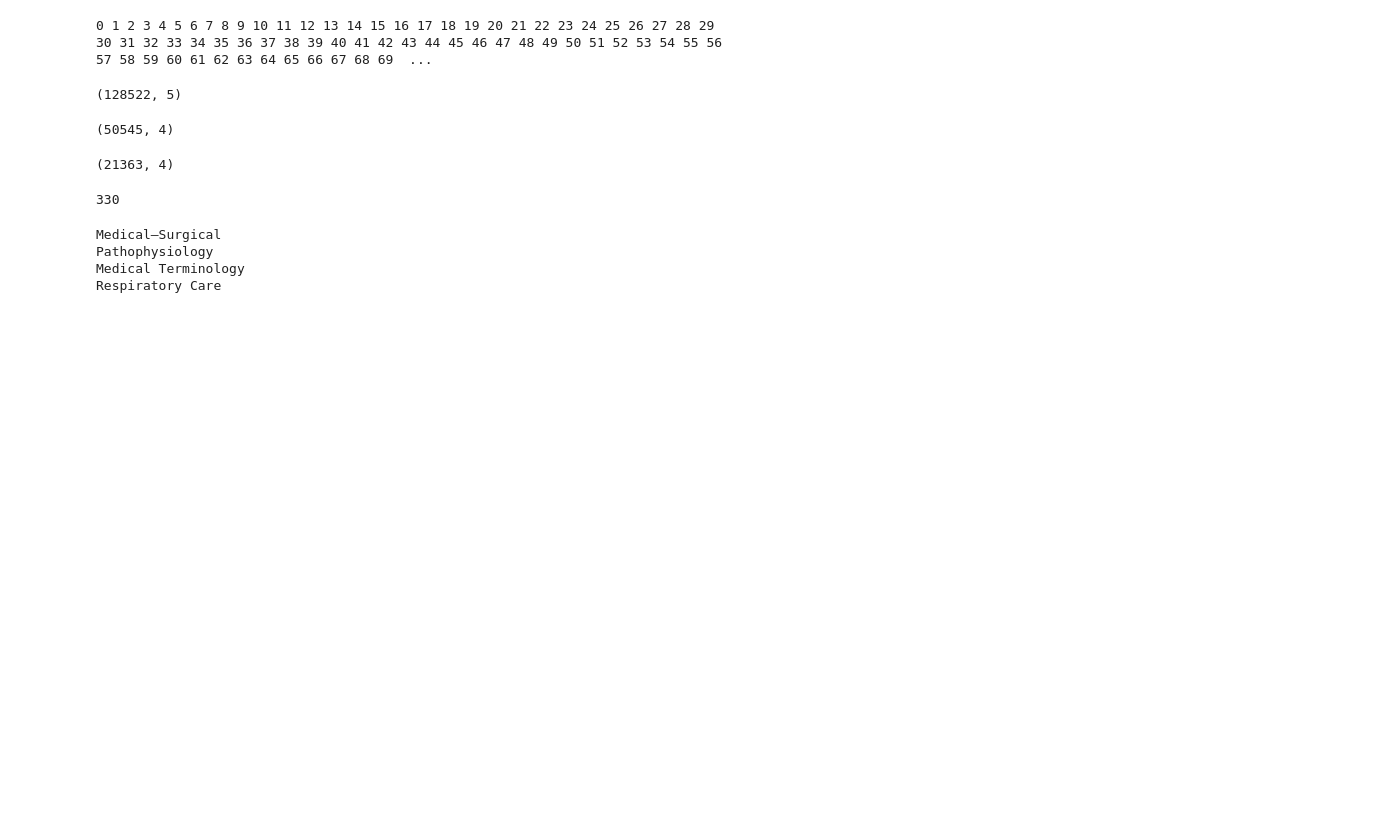
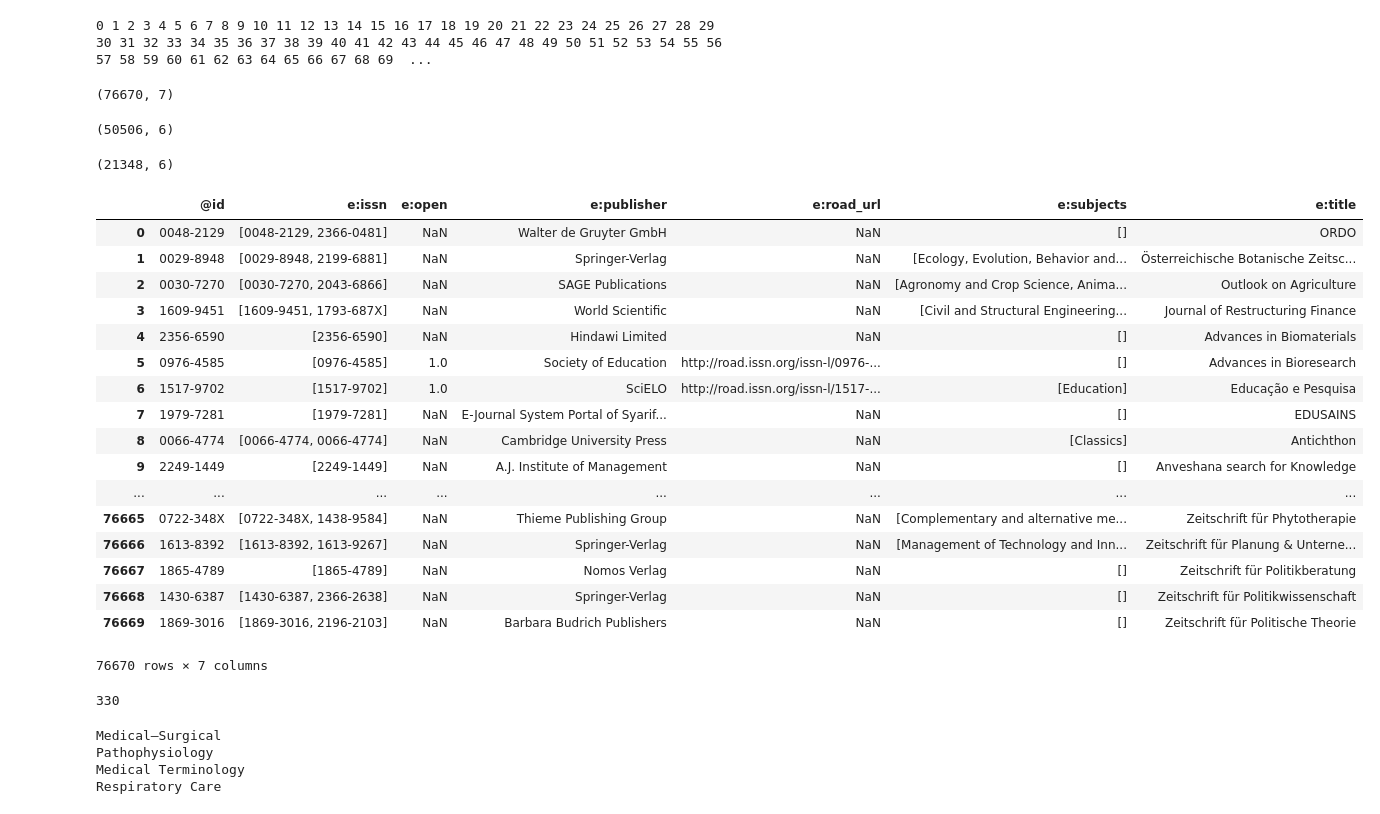
Before and after one commit to moqri/academic_journals, a Jupyter notebook: corssref_journals - fixed.ipynb, the cells around one changed output. Drawn from its saved outputs; the diff is of its cells as text; code cells hidden in the pictures; blank space fills up the shorter version.

```diff
--- a/corssref_journals - fixed.ipynb
+++ b/corssref_journals - fixed.ipynb
@@ -19,16 +19,16 @@ for it in range(count/1000): # change
     json_result=json.loads(response)
     items=json_result['message']['items']
     for item in items:
-        #if len(item['ISSN'])>0:
-        journal={}
-        if 'title' in item: journal['e:title']=item['title'].strip()
-        if 'publisher' in item: journal['e:publisher']=item['publisher']
-        journal['e:issn']=item['ISSN']
-        if len(item['ISSN'])>0: journal['@id']=item['ISSN'][0]
-        journal['e:subjects']=[]
-        for subject in item['subjects']:
-            journal['e:subjects'].append(subject['name'])
-        if journal not in dic:
-            dic.append(journal)
+        if len(item['ISSN'])>0:
+            journal={}
+            journal['@id']=item['ISSN'][0]
+            if 'title' in item: journal['e:title']=item['title'].strip()
+            if 'publisher' in item: journal['e:publisher']=item['publisher']
+            journal['e:issn']=item['ISSN']
+            journal['e:subjects']=[]
+            for subject in item['subjects']:
+                journal['e:subjects'].append(subject['name'])
+            if journal not in dic:
+                dic.append(journal)
 # %% [output]
 0 1 2 3 4 5 6 7 8 9 10 11 12 13 14 15 16 17 18 19 20 21 22 23 24 25 26 27 28 29 30 31 32 33 34 35 36 37 38 39 40 41 42 43 44 45 46 47 48 49 50 51 52 53 54 55 56 57 58 59 60 61 62 63 64 65 66 67 68 69  ...
@@ -35,14 +37,51 @@ for it in range(count/1000): # change
+# %%
+with open('road.tsv') as f:
+    road_lines = f.read().splitlines()
+road_lines=road_lines[1:]
+# %%
+road_urls=[issn[1:-1] for issn in road_lines]
+road_issns=[url[-9:] for url in road_urls]
+# %%
+i=0
+for journal in dic:
+    issn=journal['@id']
+    if journal['@id'] in road_issns:
+        journal['e:open']=1
+        journal['e:road_url']=road_urls[road_issns.index(issn)]
+        dic[i]=journal
+    i+=1
 # %%
 df=pd.DataFrame(dic)
 df.shape
 # %% [output]
-(128522, 5)
+(76670, 7)
 # %%
 df[df['e:issn'].str.len()>0].groupby('e:title').count().shape
 # %% [output]
-(50545, 4)
+(50506, 6)
 # %%
 df[df['e:subjects'].str.len()>0].groupby('e:title').count().shape
 # %% [output]
-(21363, 4)
+(21348, 6)
+# %%
+df
+# %% [output]
+|  | @id | e:issn | e:open | e:publisher | e:road_url | e:subjects | e:title |
+| 0 | 0048-2129 | [0048-2129, 2366-0481] | NaN | Walter de Gruyter GmbH | NaN | [] | ORDO |
+| 1 | 0029-8948 | [0029-8948, 2199-6881] | NaN | Springer-Verlag | NaN | [Ecology, Evolution, Behavior and... | Österreichische Botanische Zeitsc... |
+| 2 | 0030-7270 | [0030-7270, 2043-6866] | NaN | SAGE Publications | NaN | [Agronomy and Crop Science, Anima... | Outlook on Agriculture |
+| 3 | 1609-9451 | [1609-9451, 1793-687X] | NaN | World Scientific | NaN | [Civil and Structural Engineering... | Journal of Restructuring Finance |
+| 4 | 2356-6590 | [2356-6590] | NaN | Hindawi Limited | NaN | [] | Advances in Biomaterials |
+| 5 | 0976-4585 | [0976-4585] | 1.0 | Society of Education | http://road.issn.org/issn-l/0976-... | [] | Advances in Bioresearch |
+| 6 | 1517-9702 | [1517-9702] | 1.0 | SciELO | http://road.issn.org/issn-l/1517-... | [Education] | Educação e Pesquisa |
+| 7 | 1979-7281 | [1979-7281] | NaN | E-Journal System Portal of Syarif... | NaN | [] | EDUSAINS |
+| 8 | 0066-4774 | [0066-4774, 0066-4774] | NaN | Cambridge University Press | NaN | [Classics] | Antichthon |
+| 9 | 2249-1449 | [2249-1449] | NaN | A.J. Institute of Management | NaN | [] | Anveshana search for Knowledge |
+| ... | ... | ... | ... | ... | ... | ... | ... |
+| 76665 | 0722-348X | [0722-348X, 1438-9584] | NaN | Thieme Publishing Group | NaN | [Complementary and alternative me... | Zeitschrift für Phytotherapie |
+| 76666 | 1613-8392 | [1613-8392, 1613-9267] | NaN | Springer-Verlag | NaN | [Management of Technology and Inn... | Zeitschrift für Planung & Unterne... |
+| 76667 | 1865-4789 | [1865-4789] | NaN | Nomos Verlag | NaN | [] | Zeitschrift für Politikberatung |
+| 76668 | 1430-6387 | [1430-6387, 2366-2638] | NaN | Springer-Verlag | NaN | [] | Zeitschrift für Politikwissenschaft |
+| 76669 | 1869-3016 | [1869-3016, 2196-2103] | NaN | Barbara Budrich Publishers | NaN | [] | Zeitschrift für Politische Theorie |
+76670 rows × 7 columns
 # %%
```
Also changed, not shown: parts of 4 cells of this notebook, 41 other files.
